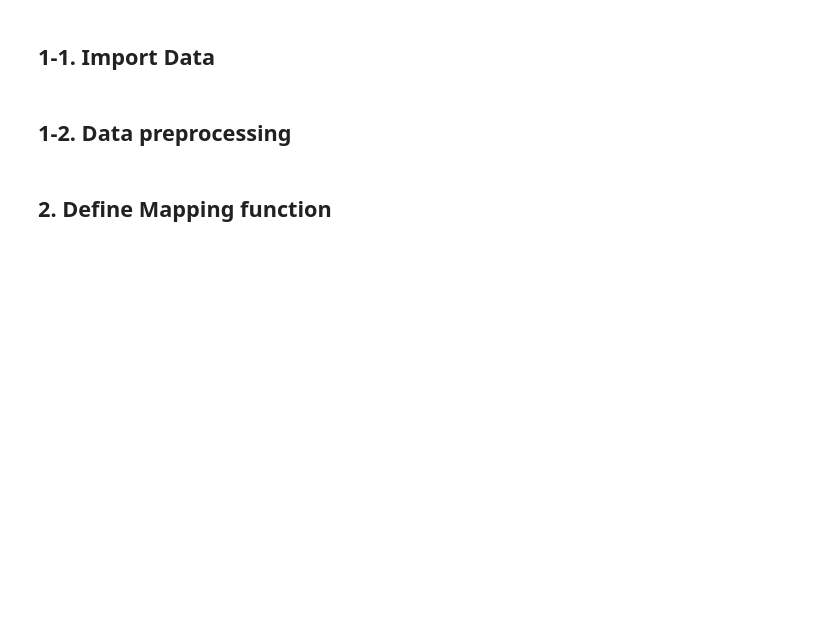
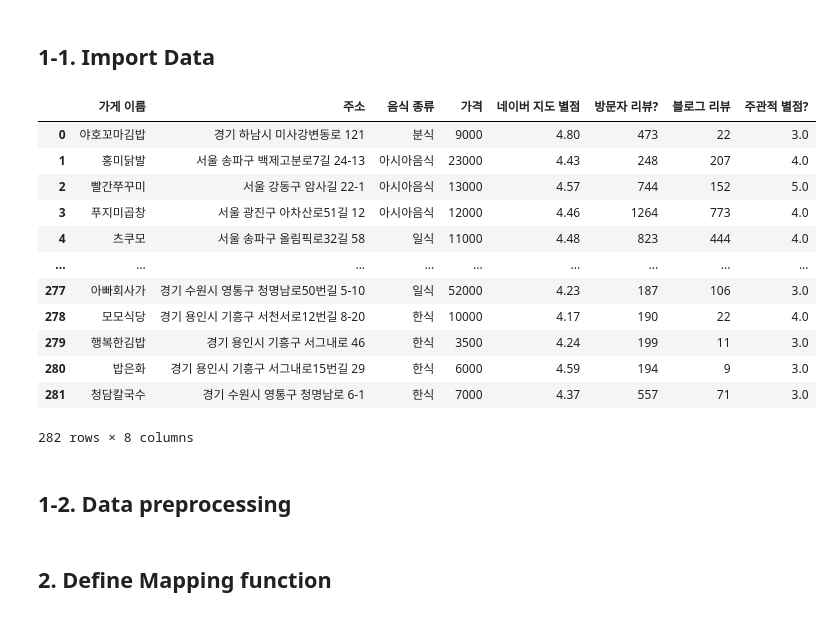
Before and after one commit to BARAM1NG/FoodRec, a Jupyter notebook: KHUDA_Toy_Project.ipynb, the cells around one changed output. Saved outputs shown, nothing was run; the diff lists cells and outputs as text; code cells hidden in the pictures; blank space fills up the shorter version.

```diff
--- a/KHUDA_Toy_Project.ipynb
+++ b/KHUDA_Toy_Project.ipynb
@@ -14,15 +16,26 @@ import torch.nn as nn
 import torch.nn.functional as F #torch.nn.functional.logsigmoid 함수 사용
 # %%
 import csv
+import pandas as pd
 
 #아래 주소는 적절하게 바꾸면 됩니다.
-train_csv = '/content/drive/MyDrive/train.csv'
-test_csv = '/content/drive/MyDrive/test.csv'
+data_csv = '/content/drive/MyDrive/KHUDA_TOYPT/data.csv'
 
-import pandas as pd
-
-train_data = pd.read_csv(train_csv, header=0)
-test_data = pd.read_csv(test_csv, header=0)
+data = pd.read_csv(data_csv, header=0, encoding='utf-8')
+# %% [output]
+|  | 가게 이름 | 주소 | 음식 종류 | 가격 | 네이버 지도 별점 | 방문자 리뷰? | 블로그 리뷰 | 주관적 별점? |
+| 0 | 야호꼬마김밥 | 경기 하남시 미사강변동로 121 | 분식 | 9000 | 4.80 | 473 | 22 | 3.0 |
+| 1 | 홍미닭발 | 서울 송파구 백제고분로7길 24-13 | 아시아음식 | 23000 | 4.43 | 248 | 207 | 4.0 |
+| 2 | 빨간쭈꾸미 | 서울 강동구 암사길 22-1 | 아시아음식 | 13000 | 4.57 | 744 | 152 | 5.0 |
+| 3 | 푸지미곱창 | 서울 광진구 아차산로51길 12 | 아시아음식 | 12000 | 4.46 | 1264 | 773 | 4.0 |
+| 4 | 츠쿠모 | 서울 송파구 올림픽로32길 58 | 일식 | 11000 | 4.48 | 823 | 444 | 4.0 |
+| ... | ... | ... | ... | ... | ... | ... | ... | ... |
+| 277 | 아빠회사가 | 경기 수원시 영통구 청명남로50번길 5-10 | 일식 | 52000 | 4.23 | 187 | 106 | 3.0 |
+| 278 | 모모식당 | 경기 용인시 기흥구 서천서로12번길 8-20 | 한식 | 10000 | 4.17 | 190 | 22 | 4.0 |
+| 279 | 행복한김밥 | 경기 용인시 기흥구 서그내로 46 | 한식 | 3500 | 4.24 | 199 | 11 | 3.0 |
+| 280 | 밥은화 | 경기 용인시 기흥구 서그내로15번길 29 | 한식 | 6000 | 4.59 | 194 | 9 | 3.0 |
+| 281 | 청담칼국수 | 경기 수원시 영통구 청명남로 6-1 | 한식 | 7000 | 4.37 | 557 | 71 | 3.0 |
+282 rows × 8 columns
 # %% [markdown]
 ## 1-2. Data preprocessing
 # %%
```
Also changed, not shown: parts of 11 cells of this notebook.
